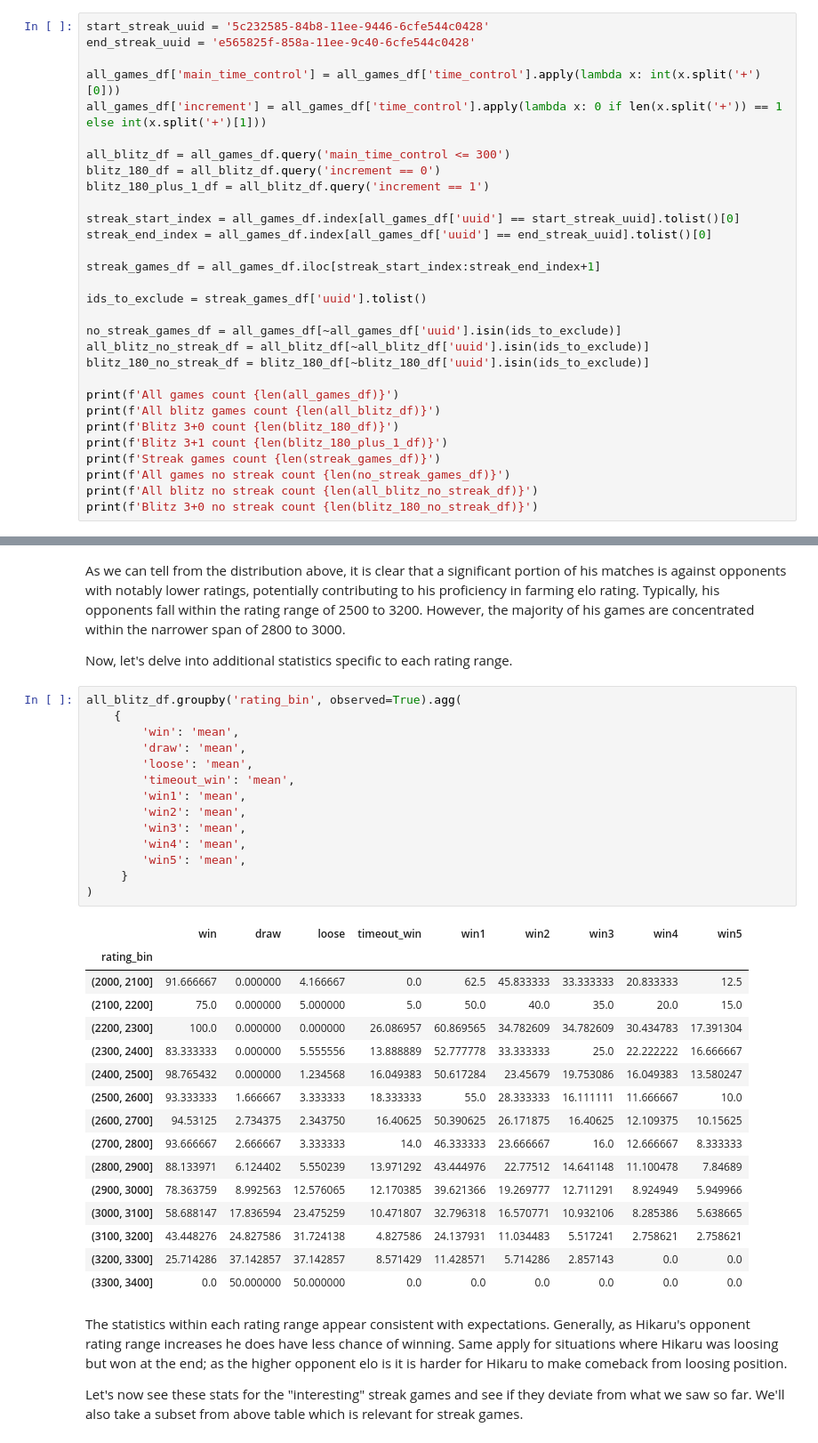
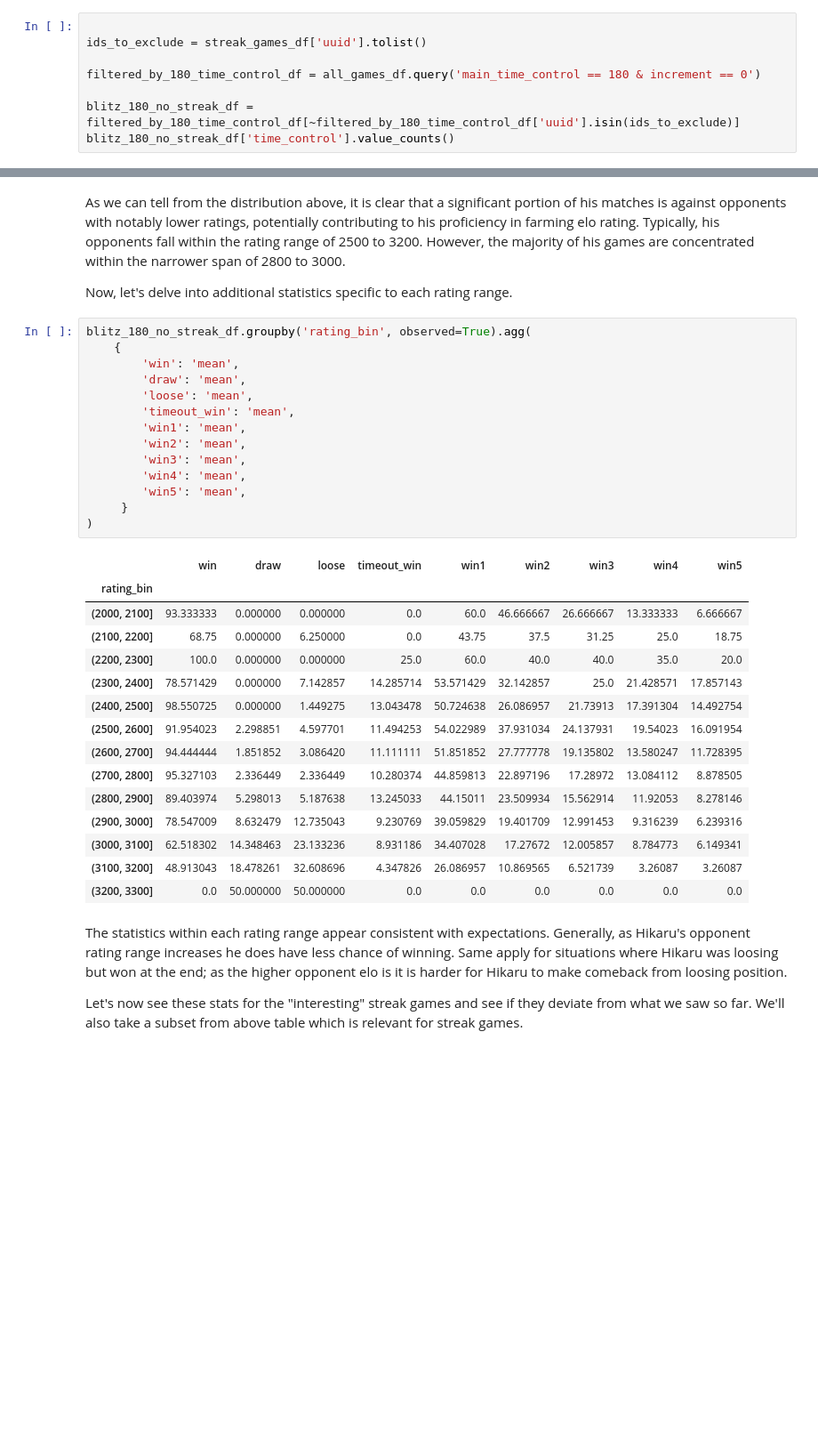
Before and after one commit to vzornic/hikaru-interesting-analysis, a Jupyter notebook: analysis.ipynb, the cells around one changed output, grey strips where cells are left out. Shown at 89% size. Saved outputs shown, nothing was run; the diff lists cells and outputs as text; blank space fills up the shorter version.

```diff
--- a/analysis.ipynb
+++ b/analysis.ipynb
@@ -96,31 +139,9 @@ Let's also create few more DF for some specific subsets of data. The subsets tha
 # %%
-start_streak_uuid = '5c232585-84b8-11ee-9446-6cfe544c0428'
-end_streak_uuid = 'e565825f-858a-11ee-9c40-6cfe544c0428'
-
-all_games_df['main_time_control'] = all_games_df['time_control'].apply(lambda x: int(x.split('+')[0]))
-all_games_df['increment'] = all_games_df['time_control'].apply(lambda x: 0 if len(x.split('+')) == 1  else int(x.split('+')[1]))
-
-all_blitz_df = all_games_df.query('main_time_control <= 300')
-blitz_180_df = all_blitz_df.query('increment == 0')
-blitz_180_plus_1_df = all_blitz_df.query('increment == 1')
-
-streak_start_index = all_games_df.index[all_games_df['uuid'] == start_streak_uuid].tolist()[0]
-streak_end_index = all_games_df.index[all_games_df['uuid'] == end_streak_uuid].tolist()[0]
-
-streak_games_df = all_games_df.iloc[streak_start_index:streak_end_index+1]
 
 ids_to_exclude = streak_games_df['uuid'].tolist()
 
-no_streak_games_df = all_games_df[~all_games_df['uuid'].isin(ids_to_exclude)]
-all_blitz_no_streak_df = all_blitz_df[~all_blitz_df['uuid'].isin(ids_to_exclude)]
-blitz_180_no_streak_df = blitz_180_df[~blitz_180_df['uuid'].isin(ids_to_exclude)]
+filtered_by_180_time_control_df = all_games_df.query('main_time_control == 180 & increment == 0')
 
-print(f'All games count {len(all_games_df)}')
-print(f'All blitz games count {len(all_blitz_df)}')
-print(f'Blitz 3+0 count {len(blitz_180_df)}')
-print(f'Blitz 3+1 count {len(blitz_180_plus_1_df)}')
-print(f'Streak games count {len(streak_games_df)}')
-print(f'All games no streak count {len(no_streak_games_df)}')
-print(f'All blitz no streak count {len(all_blitz_no_streak_df)}')
-print(f'Blitz 3+0 no streak count {len(blitz_180_no_streak_df)}')
+blitz_180_no_streak_df = filtered_by_180_time_control_df[~filtered_by_180_time_control_df['uuid'].isin(ids_to_exclude)]
+blitz_180_no_streak_df['time_control'].value_counts()
 # %% [output]
@@ -278,36 +295,35 @@ As we can tell from the distribution above, it is clear that a significant porti
 
 Now, let's delve into additional statistics specific to each rating range.
 # %%
-all_blitz_df.groupby('rating_bin', observed=True).agg(
+blitz_180_no_streak_df.groupby('rating_bin', observed=True).agg(
     {
         'win': 'mean',
         'draw': 'mean',
         'loose': 'mean',
         'timeout_win': 'mean',
         'win1': 'mean',
         'win2': 'mean',
         'win3': 'mean',
         'win4': 'mean',
         'win5': 'mean',
      }
 )
 # %% [output]
 |  | win | draw | loose | timeout_win | win1 | win2 | win3 | win4 | win5 |
 | rating_bin |  |  |  |  |  |  |  |  |  |
-| (2000, 2100] | 91.666667 | 0.000000 | 4.166667 | 0.0 | 62.5 | 45.833333 | 33.333333 | 20.833333 | 12.5 |
-| (2100, 2200] | 75.0 | 0.000000 | 5.000000 | 5.0 | 50.0 | 40.0 | 35.0 | 20.0 | 15.0 |
-| (2200, 2300] | 100.0 | 0.000000 | 0.000000 | 26.086957 | 60.869565 | 34.782609 | 34.782609 | 30.434783 | 17.391304 |
-| (2300, 2400] | 83.333333 | 0.000000 | 5.555556 | 13.888889 | 52.777778 | 33.333333 | 25.0 | 22.222222 | 16.666667 |
-| (2400, 2500] | 98.765432 | 0.000000 | 1.234568 | 16.049383 | 50.617284 | 23.45679 | 19.753086 | 16.049383 | 13.580247 |
-| (2500, 2600] | 93.333333 | 1.666667 | 3.333333 | 18.333333 | 55.0 | 28.333333 | 16.111111 | 11.666667 | 10.0 |
-| (2600, 2700] | 94.53125 | 2.734375 | 2.343750 | 16.40625 | 50.390625 | 26.171875 | 16.40625 | 12.109375 | 10.15625 |
-| (2700, 2800] | 93.666667 | 2.666667 | 3.333333 | 14.0 | 46.333333 | 23.666667 | 16.0 | 12.666667 | 8.333333 |
-| (2800, 2900] | 88.133971 | 6.124402 | 5.550239 | 13.971292 | 43.444976 | 22.77512 | 14.641148 | 11.100478 | 7.84689 |
-| (2900, 3000] | 78.363759 | 8.992563 | 12.576065 | 12.170385 | 39.621366 | 19.269777 | 12.711291 | 8.924949 | 5.949966 |
-| (3000, 3100] | 58.688147 | 17.836594 | 23.475259 | 10.471807 | 32.796318 | 16.570771 | 10.932106 | 8.285386 | 5.638665 |
-| (3100, 3200] | 43.448276 | 24.827586 | 31.724138 | 4.827586 | 24.137931 | 11.034483 | 5.517241 | 2.758621 | 2.758621 |
-| (3200, 3300] | 25.714286 | 37.142857 | 37.142857 | 8.571429 | 11.428571 | 5.714286 | 2.857143 | 0.0 | 0.0 |
-| (3300, 3400] | 0.0 | 50.000000 | 50.000000 | 0.0 | 0.0 | 0.0 | 0.0 | 0.0 | 0.0 |
+| (2000, 2100] | 93.333333 | 0.000000 | 0.000000 | 0.0 | 60.0 | 46.666667 | 26.666667 | 13.333333 | 6.666667 |
+| (2100, 2200] | 68.75 | 0.000000 | 6.250000 | 0.0 | 43.75 | 37.5 | 31.25 | 25.0 | 18.75 |
+| (2200, 2300] | 100.0 | 0.000000 | 0.000000 | 25.0 | 60.0 | 40.0 | 40.0 | 35.0 | 20.0 |
+| (2300, 2400] | 78.571429 | 0.000000 | 7.142857 | 14.285714 | 53.571429 | 32.142857 | 25.0 | 21.428571 | 17.857143 |
+| (2400, 2500] | 98.550725 | 0.000000 | 1.449275 | 13.043478 | 50.724638 | 26.086957 | 21.73913 | 17.391304 | 14.492754 |
+| (2500, 2600] | 91.954023 | 2.298851 | 4.597701 | 11.494253 | 54.022989 | 37.931034 | 24.137931 | 19.54023 | 16.091954 |
+| (2600, 2700] | 94.444444 | 1.851852 | 3.086420 | 11.111111 | 51.851852 | 27.777778 | 19.135802 | 13.580247 | 11.728395 |
+| (2700, 2800] | 95.327103 | 2.336449 | 2.336449 | 10.280374 | 44.859813 | 22.897196 | 17.28972 | 13.084112 | 8.878505 |
+| (2800, 2900] | 89.403974 | 5.298013 | 5.187638 | 13.245033 | 44.15011 | 23.509934 | 15.562914 | 11.92053 | 8.278146 |
+| (2900, 3000] | 78.547009 | 8.632479 | 12.735043 | 9.230769 | 39.059829 | 19.401709 | 12.991453 | 9.316239 | 6.239316 |
+| (3000, 3100] | 62.518302 | 14.348463 | 23.133236 | 8.931186 | 34.407028 | 17.27672 | 12.005857 | 8.784773 | 6.149341 |
+| (3100, 3200] | 48.913043 | 18.478261 | 32.608696 | 4.347826 | 26.086957 | 10.869565 | 6.521739 | 3.26087 | 3.26087 |
+| (3200, 3300] | 0.0 | 50.000000 | 50.000000 | 0.0 | 0.0 | 0.0 | 0.0 | 0.0 | 0.0 |
 # %% [markdown]
 The statistics within each rating range appear consistent with expectations. Generally, as Hikaru's opponent rating range increases he does have less chance of winning. Same apply for situations where Hikaru was loosing but won at the end; as the higher opponent elo is it is harder for Hikaru to make comeback from loosing position.
 
```
Also changed, not shown: parts of 65 cells of this notebook, 6 other files.
